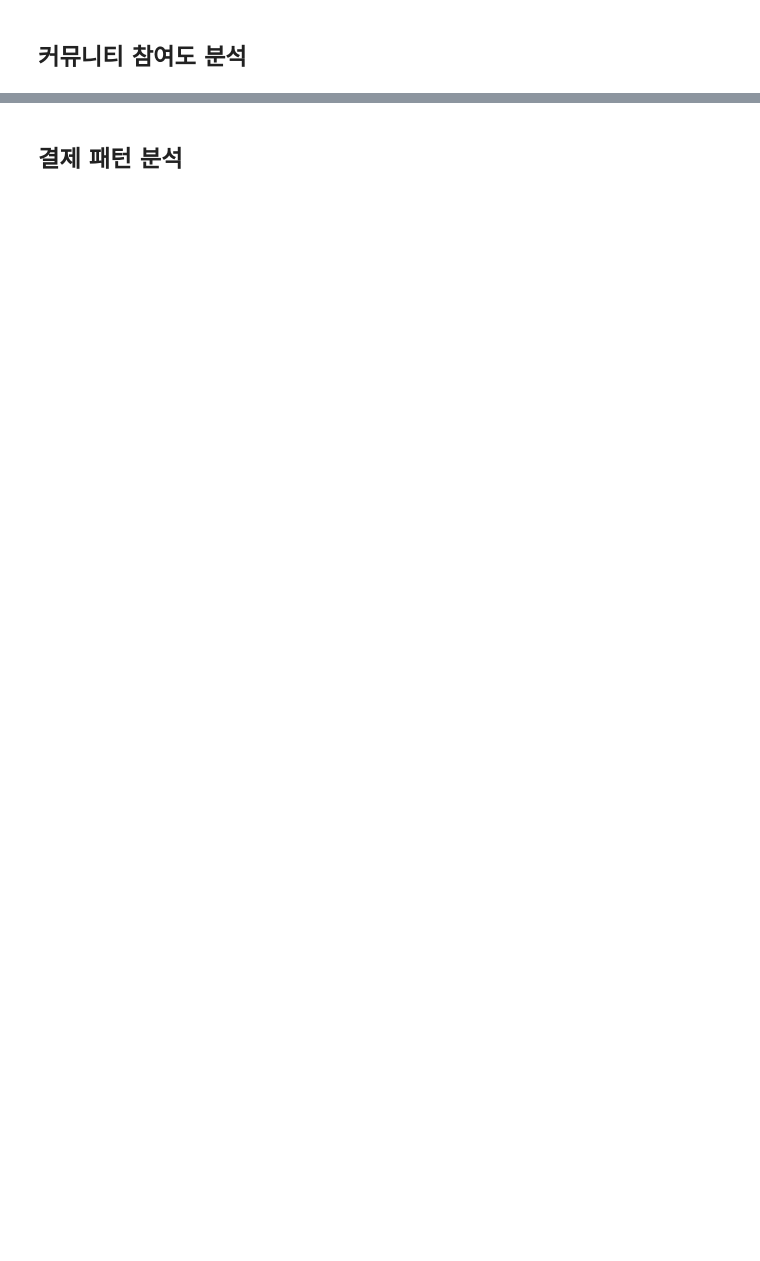
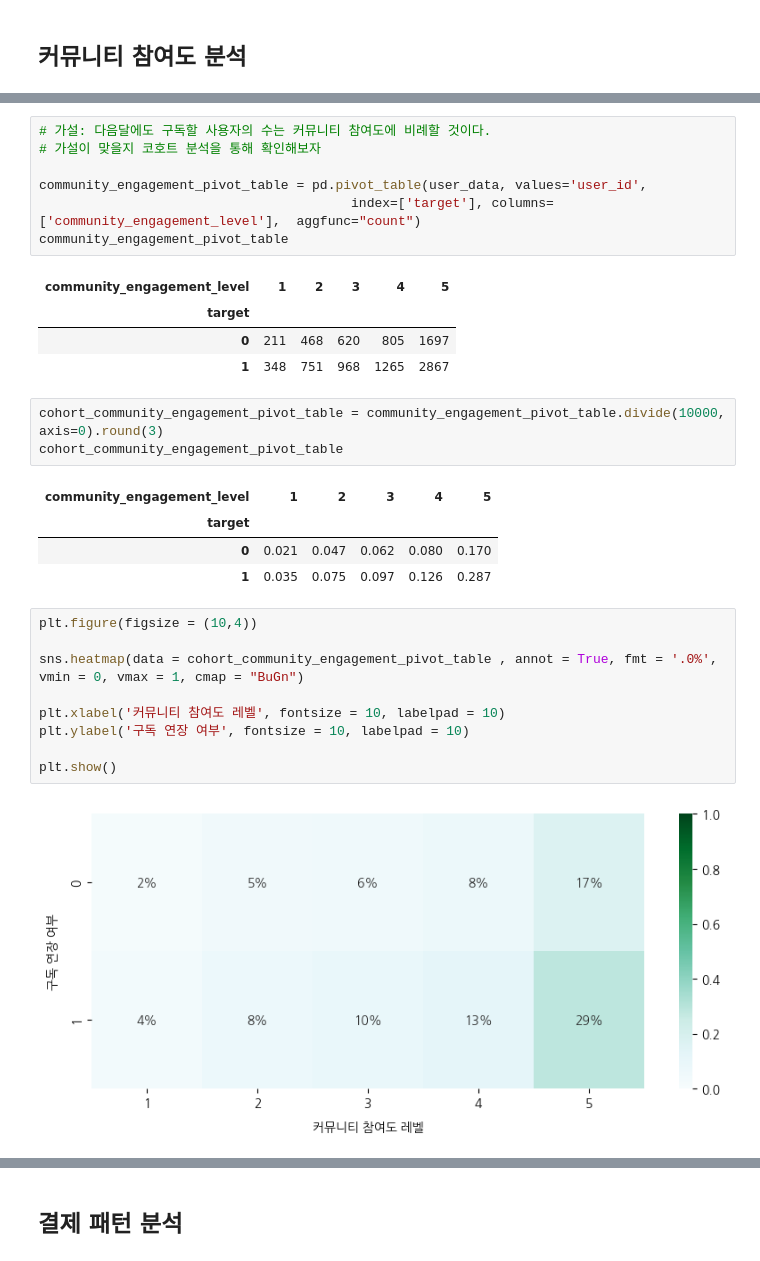
Before and after one commit to ckddn714/WASSUP, a Jupyter notebook: DA_Mini_Project_윤창우.ipynb, the cells around one changed output, grey strips where cells are left out. Cells and saved outputs as stored; diff of their text form; blank space fills up the shorter version.

```diff
--- a/DA_Mini_Project_윤창우.ipynb
+++ b/DA_Mini_Project_윤창우.ipynb
@@ -240,0 +340,31 @@ plt.show()
+# %%
+# 가설: 다음달에도 구독할 사용자의 수는 커뮤니티 참여도에 비례할 것이다.
+# 가설이 맞을지 코호트 분석을 통해 확인해보자
+
+community_engagement_pivot_table = pd.pivot_table(user_data, values='user_id',
+                                        index=['target'], columns=['community_engagement_level'],  aggfunc="count")
+community_engagement_pivot_table
+# %% [output]
+| community_engagement_level | 1 | 2 | 3 | 4 | 5 |
+| target |  |  |  |  |  |
+| 0 | 211 | 468 | 620 | 805 | 1697 |
+| 1 | 348 | 751 | 968 | 1265 | 2867 |
+# %%
+cohort_community_engagement_pivot_table = community_engagement_pivot_table.divide(10000, axis=0).round(3)
+cohort_community_engagement_pivot_table
+# %% [output]
+| community_engagement_level | 1 | 2 | 3 | 4 | 5 |
+| target |  |  |  |  |  |
+| 0 | 0.021 | 0.047 | 0.062 | 0.080 | 0.170 |
+| 1 | 0.035 | 0.075 | 0.097 | 0.126 | 0.287 |
+# %%
+plt.figure(figsize = (10,4))
+
+sns.heatmap(data = cohort_community_engagement_pivot_table , annot = True, fmt = '.0%', vmin = 0, vmax = 1, cmap = "BuGn")
+
+plt.xlabel('커뮤니티 참여도 레벨', fontsize = 10, labelpad = 10)
+plt.ylabel('구독 연장 여부', fontsize = 10, labelpad = 10)
+
+plt.show()
+# %% [output]
+[figure, added]
```
Also changed, not shown: parts of 24 cells of this notebook.
